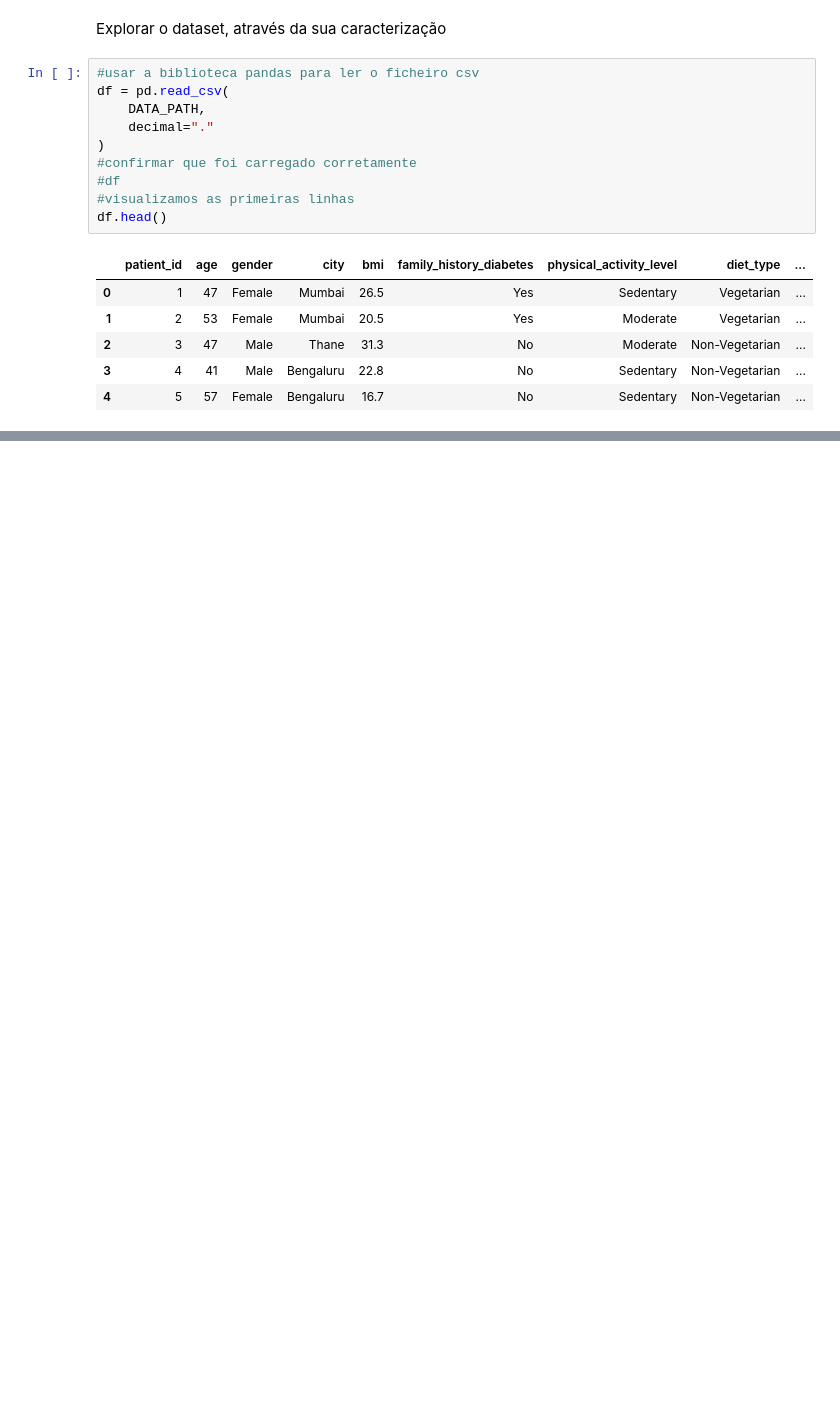
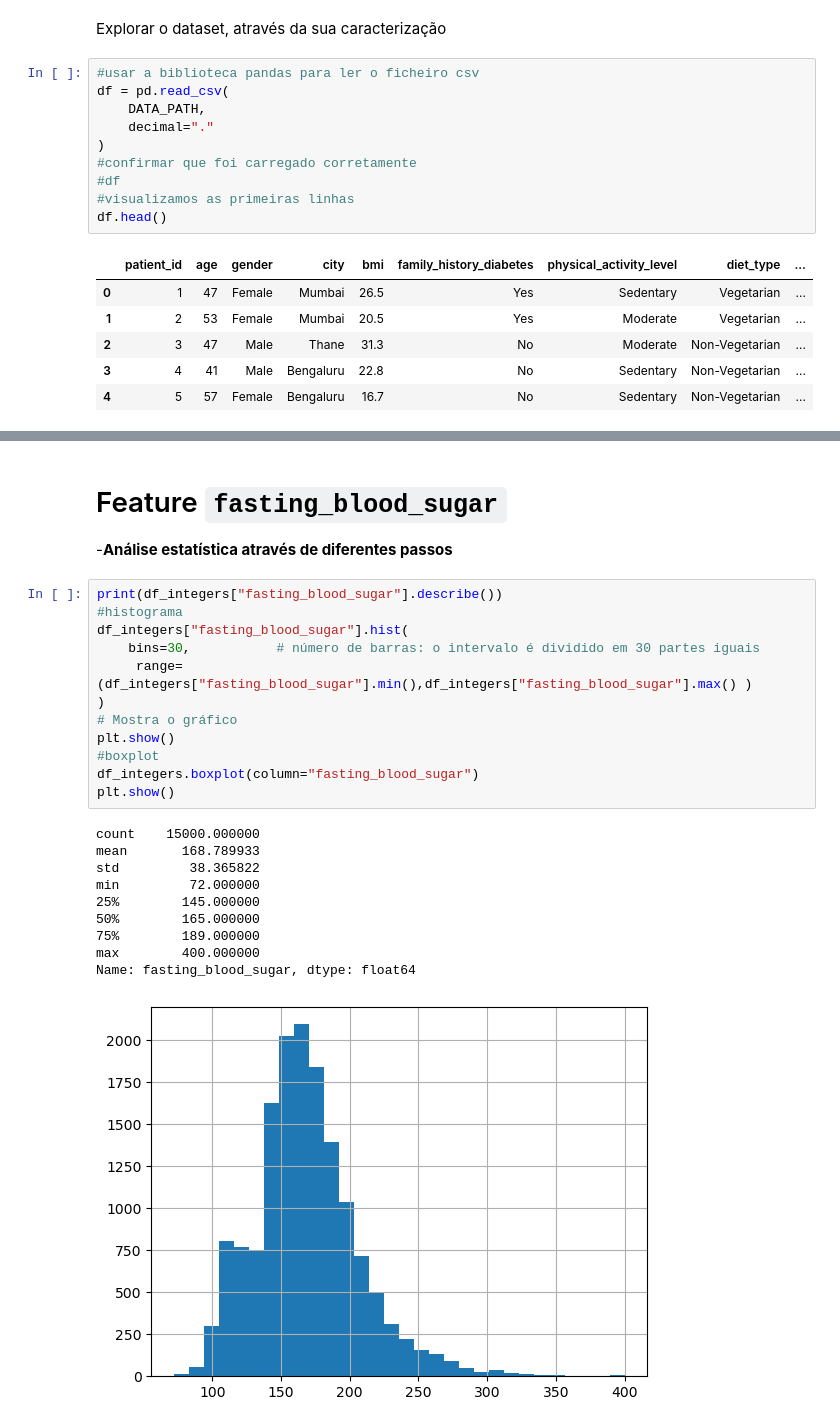
Before and after one commit to curadomorgado-ctrl/Rodrigo_Jose, a Jupyter notebook: AC/Projeto/diabetes_project.ipynb, the cells around one changed output, grey strips where cells are left out. Cells and saved outputs as stored; diff of their text form; blank space fills up the shorter version.

```diff
--- a/AC/Projeto/diabetes_project.ipynb
+++ b/AC/Projeto/diabetes_project.ipynb
@@ -33,0 +176,27 @@ df.head()
+# %% [markdown]
+# Feature `fasting_blood_sugar`
+
+-**Análise estatística através de diferentes passos**
+# %%
+print(df_integers["fasting_blood_sugar"].describe())
+#histograma
+df_integers["fasting_blood_sugar"].hist(
+    bins=30,           # número de barras: o intervalo é dividido em 30 partes iguais
+     range=(df_integers["fasting_blood_sugar"].min(),df_integers["fasting_blood_sugar"].max() )
+)
+# Mostra o gráfico
+plt.show()
+#boxplot
+df_integers.boxplot(column="fasting_blood_sugar")
+plt.show()
+# %% [output]
+count    15000.000000
+mean       168.789933
+std         38.365822
+min         72.000000
+25%        145.000000
+50%        165.000000
+75%        189.000000
+max        400.000000
+Name: fasting_blood_sugar, dtype: float64
+[figure, added]
```
Also changed, not shown: parts of 54 cells of this notebook, 5 other files.
